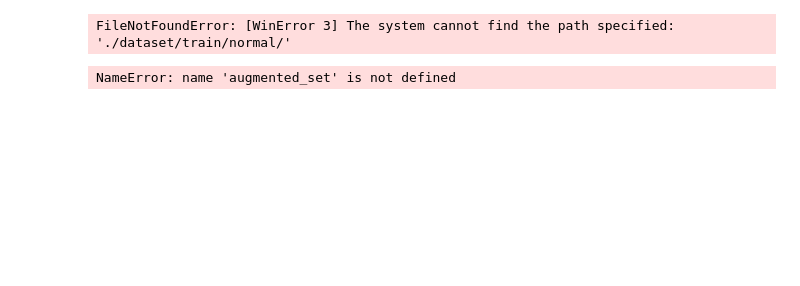
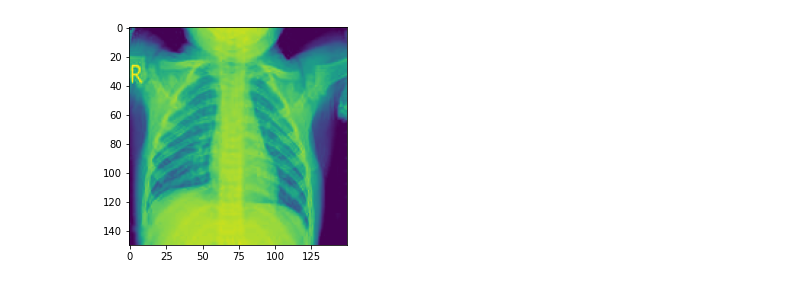
Before and after one commit to roskeys/DLSP, a Jupyter notebook: DL small project.ipynb, the cells around one changed output. Cells and saved outputs as stored; diff of their text form; code cells hidden in the pictures; blank space fills up the shorter version.

Commit message:
Added test plot

```diff
--- a/DL small project.ipynb
+++ b/DL small project.ipynb
@@ -9,3 +8,15 @@ FileNotFoundError: [WinError 3] The system cannot find the path specified: './da
+# %%
+base_dir = "D:\SUTD\Deeplearning\DLSP"
+data_dir = os.path.join(base_dir, "dataset")
+device = torch.device("cuda" if torch.cuda.is_available() else "cpu")
+# %%
+train_set = Lung_Dataset("train", base_dir=data_dir)
+test_set = Lung_Dataset("test", base_dir=data_dir)
+val_set1 = Lung_Dataset("val", base_dir=data_dir)
+val_set2 = Lung_Dataset("val", transform=1, base_dir=data_dir)
+val_set3 = Lung_Dataset("val", transform=2, contrast=1, brightness=1, base_dir=data_dir)
+val_set4 = Lung_Dataset("val", transform=4, contrast=1, brightness=1, base_dir=data_dir)
+val_set = AugmentedDataset(val_set1, val_set2, val_set3, val_set4)
 # %%
 train_set.show_img("normal", 1)
 # %% [output]
@@ -21,11 +32,4 @@ NameError: name 'train_set' is not defined
-# %%
-train_set = Lung_Dataset("train", transform=1)
-train_set1 = Lung_Dataset("train", transform=2)
-train_set2 = Lung_Dataset("train", transform=4)
-augmented_set = AugmentedDataset(train_set, train_set2, train_set1)
-# %% [output]
-FileNotFoundError: [WinError 3] The system cannot find the path specified: './dataset/train/normal/'
 # %%
-augmented_set.show_img("train", 4, 1, 1, 1)
+val_set.show_img("val", 4, 1)
 # %% [output]
-NameError: name 'augmented_set' is not defined
+[figure, added]
```
Also changed, not shown: parts of 8 cells of this notebook, 2 other files.
